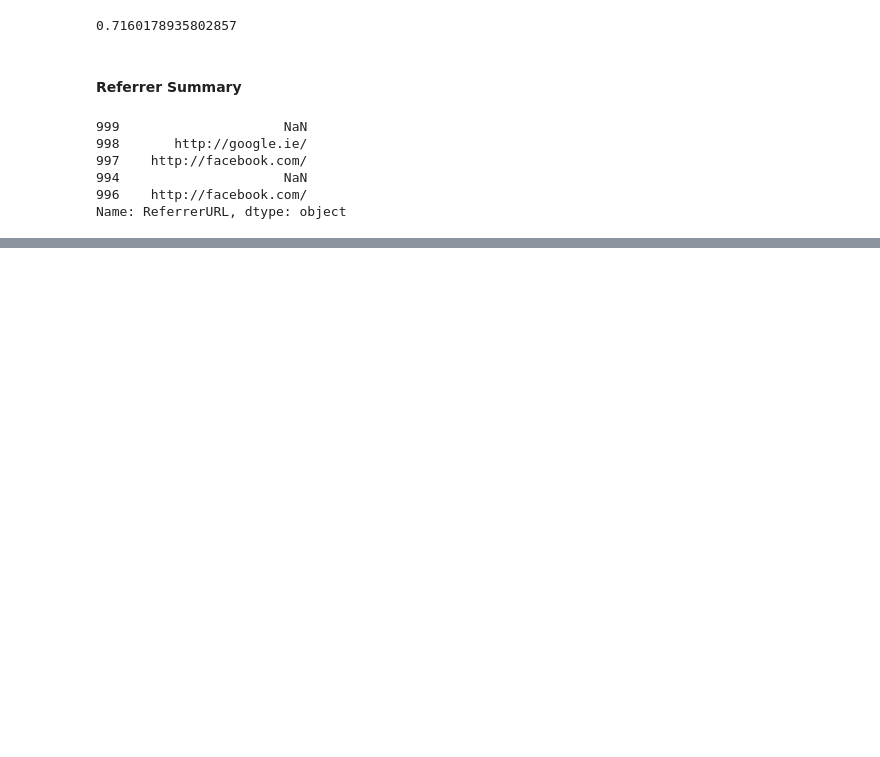
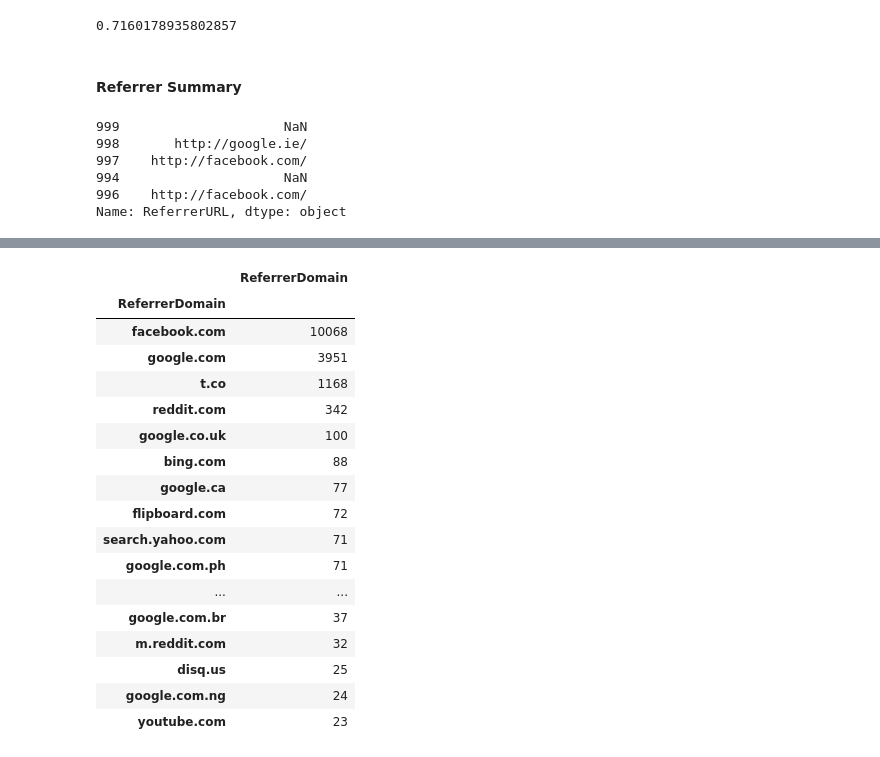
Before and after one commit to DavidVeksler/DS3-Projects, a Jupyter notebook: Final Project/Part 3 - Exploratory Analysis.ipynb, the cells around one changed output, grey strips where cells are left out. Cells and saved outputs as stored; diff of their text form; code cells hidden in the pictures; blank space fills up the shorter version.

```diff
--- a/Final Project/Part 3 - Exploratory Analysis.ipynb
+++ b/Final Project/Part 3 - Exploratory Analysis.ipynb
@@ -299,0 +301,21 @@ g = sns.barplot(x=referer_domains.head(15).index,y=referer_domains.ReferrerDomai
+# %%
+referer_domains
+# %% [output]
+|  | ReferrerDomain |
+| ReferrerDomain |  |
+| facebook.com | 10068 |
+| google.com | 3951 |
+| t.co | 1168 |
+| reddit.com | 342 |
+| google.co.uk | 100 |
+| bing.com | 88 |
+| google.ca | 77 |
+| flipboard.com | 72 |
+| search.yahoo.com | 71 |
+| google.com.ph | 71 |
+| ... | ... |
+| google.com.br | 37 |
+| m.reddit.com | 32 |
+| disq.us | 25 |
+| google.com.ng | 24 |
+| youtube.com | 23 |
```
Also changed, not shown: parts of 1 cell of this notebook, 1 other file.
